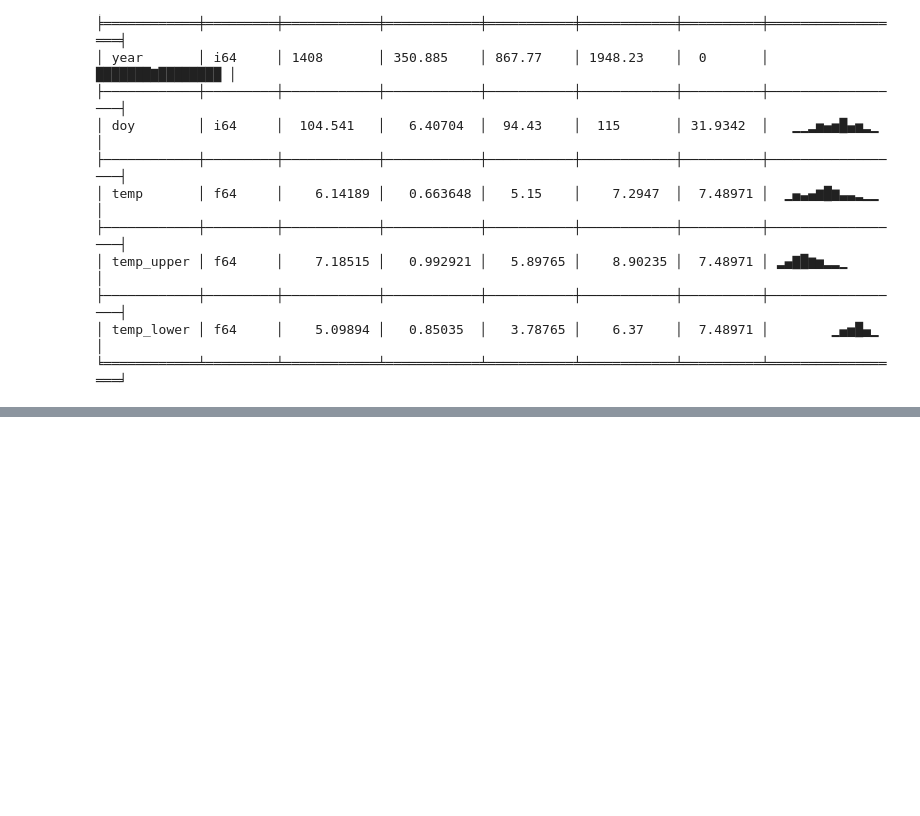
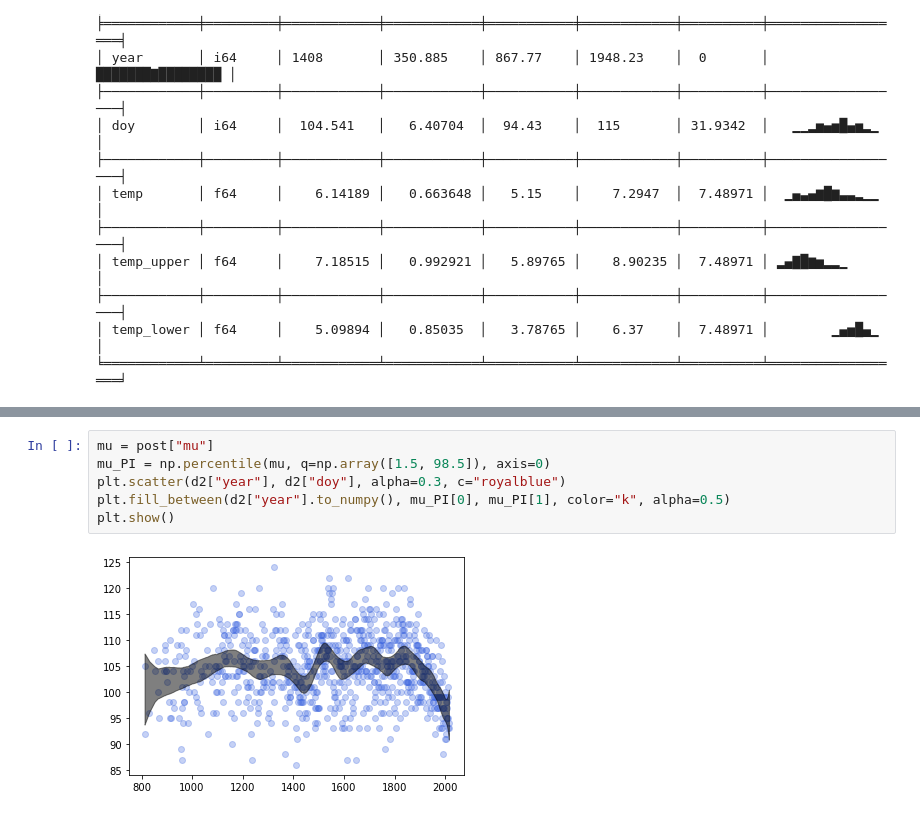
Before and after one commit to Mononofu/statistical_rethinking, a Jupyter notebook: Chapter 4 - Geocentric Models.ipynb, the cells around one changed output, grey strips where cells are left out. Cells and saved outputs as stored; diff of their text form; blank space fills up the shorter version.

```diff
--- a/Chapter 4 - Geocentric Models.ipynb
+++ b/Chapter 4 - Geocentric Models.ipynb
@@ -317,0 +365,8 @@ pl.DataFrame of shape (1215, 5)
+# %%
+mu = post["mu"]
+mu_PI = np.percentile(mu, q=np.array([1.5, 98.5]), axis=0)
+plt.scatter(d2["year"], d2["doy"], alpha=0.3, c="royalblue")
+plt.fill_between(d2["year"].to_numpy(), mu_PI[0], mu_PI[1], color="k", alpha=0.5)
+plt.show()
+# %% [output]
+[figure, added]
```
Also changed, not shown: parts of 15 cells of this notebook.
